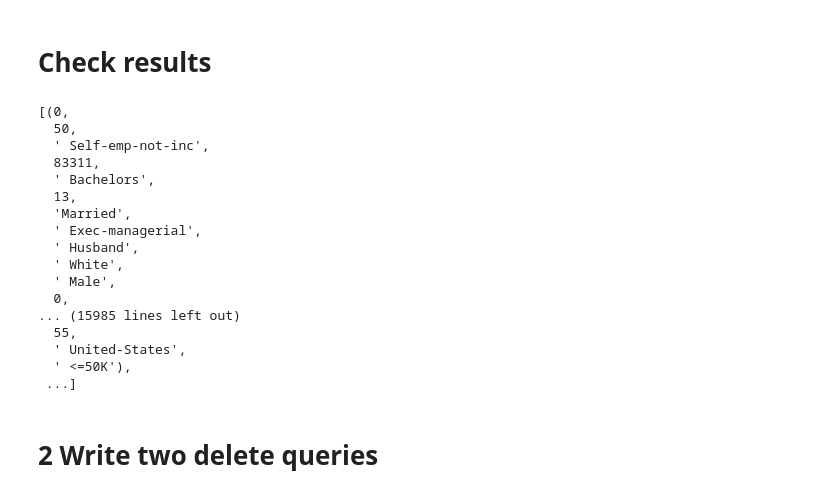
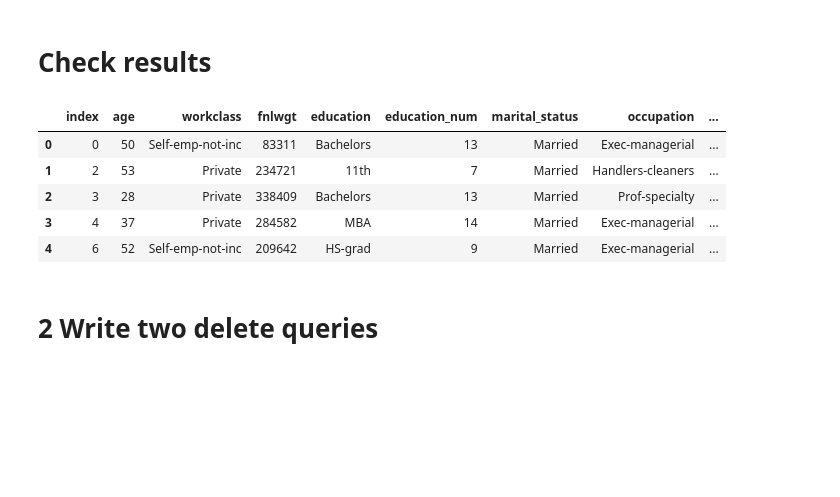
Before and after one commit to RancyChepchirchir/Assignments, a Jupyter notebook: 07.Assignment-SQL.ipynb, the cells around one changed output. Saved outputs shown, nothing was run; the diff lists cells and outputs as text; code cells hidden in the pictures; blank space fills up the shorter version.

```diff
--- a/07.Assignment-SQL.ipynb
+++ b/07.Assignment-SQL.ipynb
@@ -653,27 +653,17 @@ print(pd.read_sql_query("SELECT * FROM sqladb2", con).tail(5))
 # %% [markdown]
 # Check results
 # %%
-cur.execute("""Select * from sqladb2 where marital_status = 'Married' ;""").fetchall()
+cur.execute("""Select * from sqladb2 where marital_status = 'Married' ;""")
 new4 = pd.DataFrame(cur.fetchall())
-new4.columns =  [x[0] for x in cur.descri]
+new4.columns =  [x[0] for x in cur.description]
+new4.head()
 # %% [output]
-[(0,
-  50,
-  ' Self-emp-not-inc',
-  83311,
-  ' Bachelors',
-  13,
-  'Married',
-  ' Exec-managerial',
-  ' Husband',
-  ' White',
-  ' Male',
-  0,
-... (15985 lines left out)
-  55,
-  ' United-States',
-  ' <=50K'),
- ...]
+|  | index | age | workclass | fnlwgt | education | education_num | marital_status | occupation | ... |
+| 0 | 0 | 50 | Self-emp-not-inc | 83311 | Bachelors | 13 | Married | Exec-managerial | ... |
+| 1 | 2 | 53 | Private | 234721 | 11th | 7 | Married | Handlers-cleaners | ... |
+| 2 | 3 | 28 | Private | 338409 | Bachelors | 13 | Married | Prof-specialty | ... |
+| 3 | 4 | 37 | Private | 284582 | MBA | 14 | Married | Exec-managerial | ... |
+| 4 | 6 | 52 | Self-emp-not-inc | 209642 | HS-grad | 9 | Married | Exec-managerial | ... |
 # %% [markdown]
 # 2 <a id='7'>Write two delete queries<a/>
 # %% [markdown]
```
Also changed, not shown: 2 other files.
